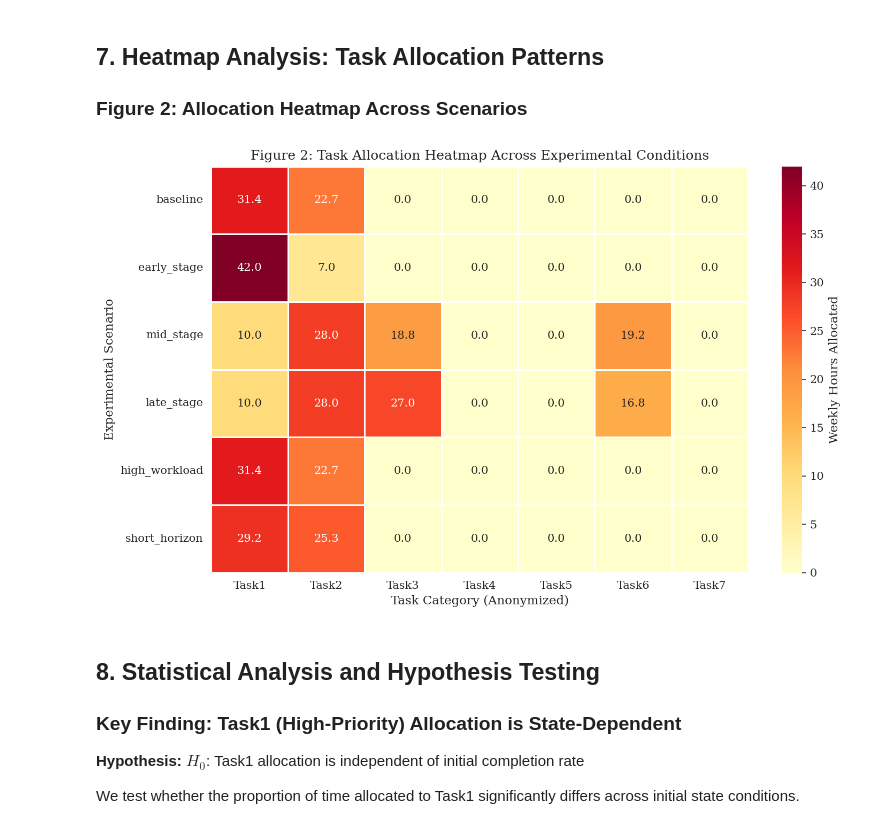
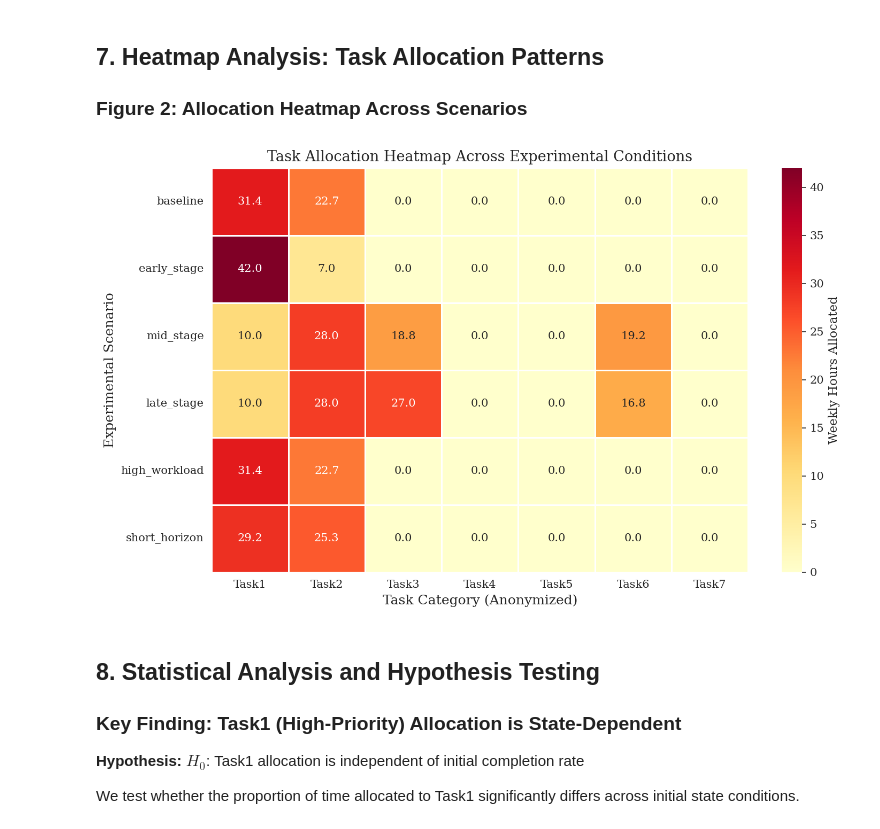
Before and after one commit to mutingma123/SustainableLifeManagement, a Jupyter notebook: experiments/analysis_notebook.ipynb, the cells around one changed output. Saved outputs shown, nothing was run; the diff lists cells and outputs as text; code cells hidden in the pictures.

```diff
--- a/experiments/analysis_notebook.ipynb
+++ b/experiments/analysis_notebook.ipynb
@@ -21,6 +21,7 @@ import seaborn as sns
 from scipy import stats
 import json
 from pathlib import Path
+import os
 import warnings
 warnings.filterwarnings('ignore')
 
@@ -30,8 +31,9 @@ plt.rcParams['figure.dpi'] = 150
 plt.rcParams['font.family'] = 'serif'
 plt.rcParams['axes.labelsize'] = 11
 plt.rcParams['axes.titlesize'] = 12
+plt.rcParams['pdf.fonttype'] = 42
 
-BASE_DIR = Path("/home/donma/Documents/SLM")
+BASE_DIR = Path(os.path.expandvars("$HOME/Documents/SLM"))
 EXPERIMENT_DIR = BASE_DIR / "output" / "experiments"
 
 print("Environment configured successfully")
@@ -168,18 +173,18 @@ plt.show()
 # %%
 HeatmapData = AllocationDf[TaskNames].copy()
 
-Fig, Ax = plt.subplots(figsize=(10, 6))
+Fig3, Ax3 = plt.subplots(figsize=(10, 6))
 sns.heatmap(HeatmapData, annot=True, fmt=".1f", cmap="YlOrRd", linewidths=0.5,
-            cbar_kws={"label": "Weekly Hours Allocated"}, ax=Ax)
-Ax.set_xlabel("Task Category (Anonymized)")
-Ax.set_ylabel("Experimental Scenario")
-Ax.set_title("Figure 2: Task Allocation Heatmap Across Experimental Conditions")
+            cbar_kws={"label": "Weekly Hours Allocated"}, ax=Ax3)
+Ax3.set_xlabel("Task Category (Anonymized)", fontsize=12)
+Ax3.set_ylabel("Experimental Scenario", fontsize=12)
+Ax3.set_title("Task Allocation Heatmap Across Experimental Conditions", fontsize=13)
 
 plt.tight_layout()
-plt.savefig(EXPERIMENT_DIR / "fig2_heatmap_allocation.png", dpi=300, bbox_inches='tight')
+plt.savefig(EXPERIMENT_DIR / "fig3_heatmap_allocation.pdf", dpi=300, bbox_inches='tight', format='pdf')
 plt.show()
 # %% [output]
-[figure, old version]
+[figure, new version]
 # %% [markdown]
 ## 8. Statistical Analysis and Hypothesis Testing
 
```
Also changed, not shown: parts of 2 cells of this notebook, 11 other files.
